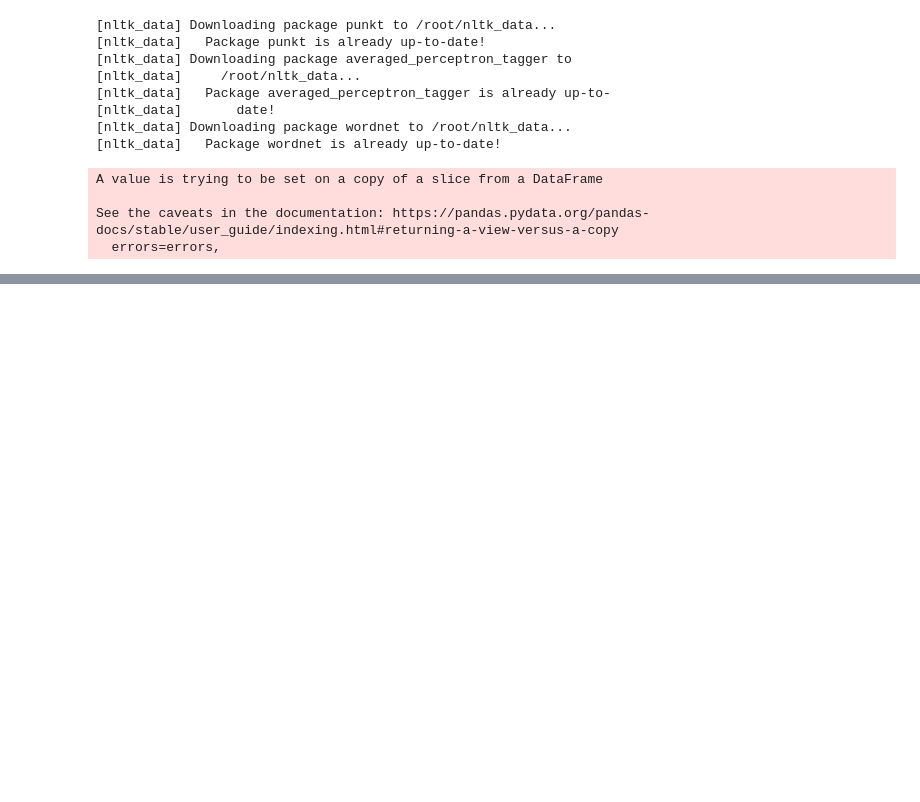
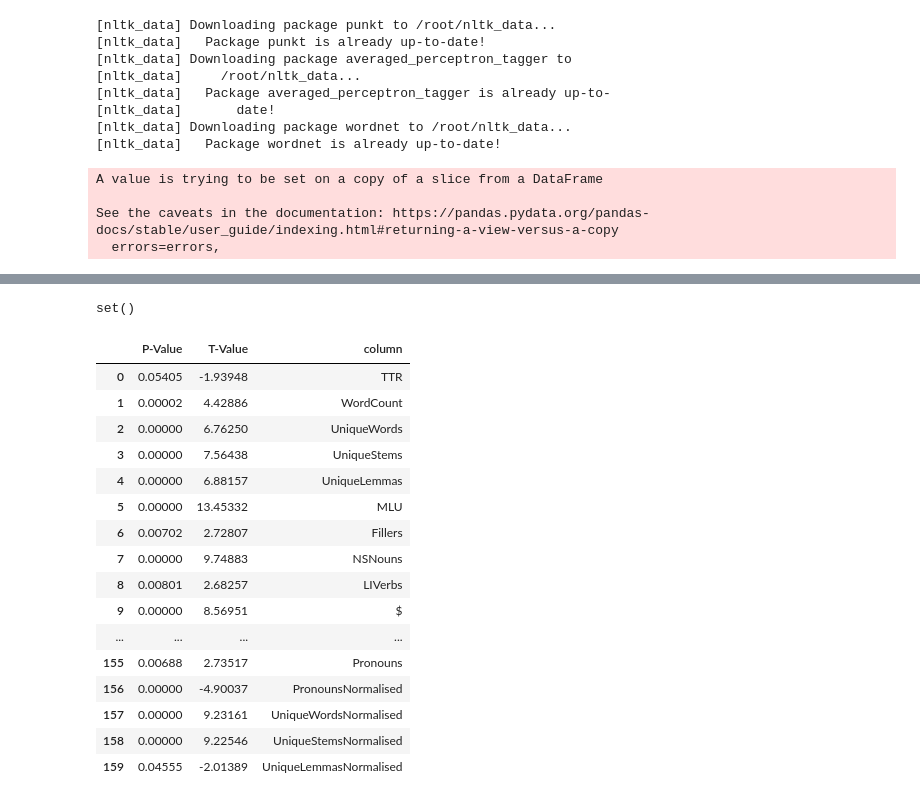
Before and after one commit to joealcantara/NLP, a Jupyter notebook: pres.ipynb, the cells around one changed output, grey strips where cells are left out. Saved outputs shown, nothing was run; the diff lists cells and outputs as text; code cells hidden in the pictures; blank space fills up the shorter version.

```diff
--- a/pres.ipynb
+++ b/pres.ipynb
@@ -521,0 +551,42 @@ Requirement already satisfied: six in /usr/local/lib/python3.6/dist-packages (fr
+# %%
+print(set_diff)
+# %% [output]
+set()
+# %%
+dfBush = dfBush.drop(['SYM'], axis=1)
+# %%
+listOfColumns = list(dfBush.columns)
+# %%
+listOfColumns = listOfColumns[4:]
+# %%
+def tTests(columns, df1, df2):
+  tTestResults = pd.DataFrame()
+  for column in columns:
+    t, p = stats.ttest_ind(df1[column], df2[column])
+    atuple = {"column": column,
+              "T-Value": t,
+              "P-Value": p}
+    tTestResults = tTestResults.append(atuple, ignore_index = True)
+  return tTestResults
+# %%
+# T-Tests Reagan v Bush
+b = tTests(listOfColumns, dfReagan, dfBush)
+b
+# %% [output]
+|  | P-Value | T-Value | column |
+| 0 | 0.05405 | -1.93948 | TTR |
+| 1 | 0.00002 | 4.42886 | WordCount |
+| 2 | 0.00000 | 6.76250 | UniqueWords |
+| 3 | 0.00000 | 7.56438 | UniqueStems |
+| 4 | 0.00000 | 6.88157 | UniqueLemmas |
+| 5 | 0.00000 | 13.45332 | MLU |
+| 6 | 0.00702 | 2.72807 | Fillers |
+| 7 | 0.00000 | 9.74883 | NSNouns |
+| 8 | 0.00801 | 2.68257 | LIVerbs |
+| 9 | 0.00000 | 8.56951 | $ |
+| ... | ... | ... | ... |
+| 155 | 0.00688 | 2.73517 | Pronouns |
+| 156 | 0.00000 | -4.90037 | PronounsNormalised |
+| 157 | 0.00000 | 9.23161 | UniqueWordsNormalised |
+| 158 | 0.00000 | 9.22546 | UniqueStemsNormalised |
+| 159 | 0.04555 | -2.01389 | UniqueLemmasNormalised |
```
Also changed, not shown: parts of 9 cells of this notebook.
